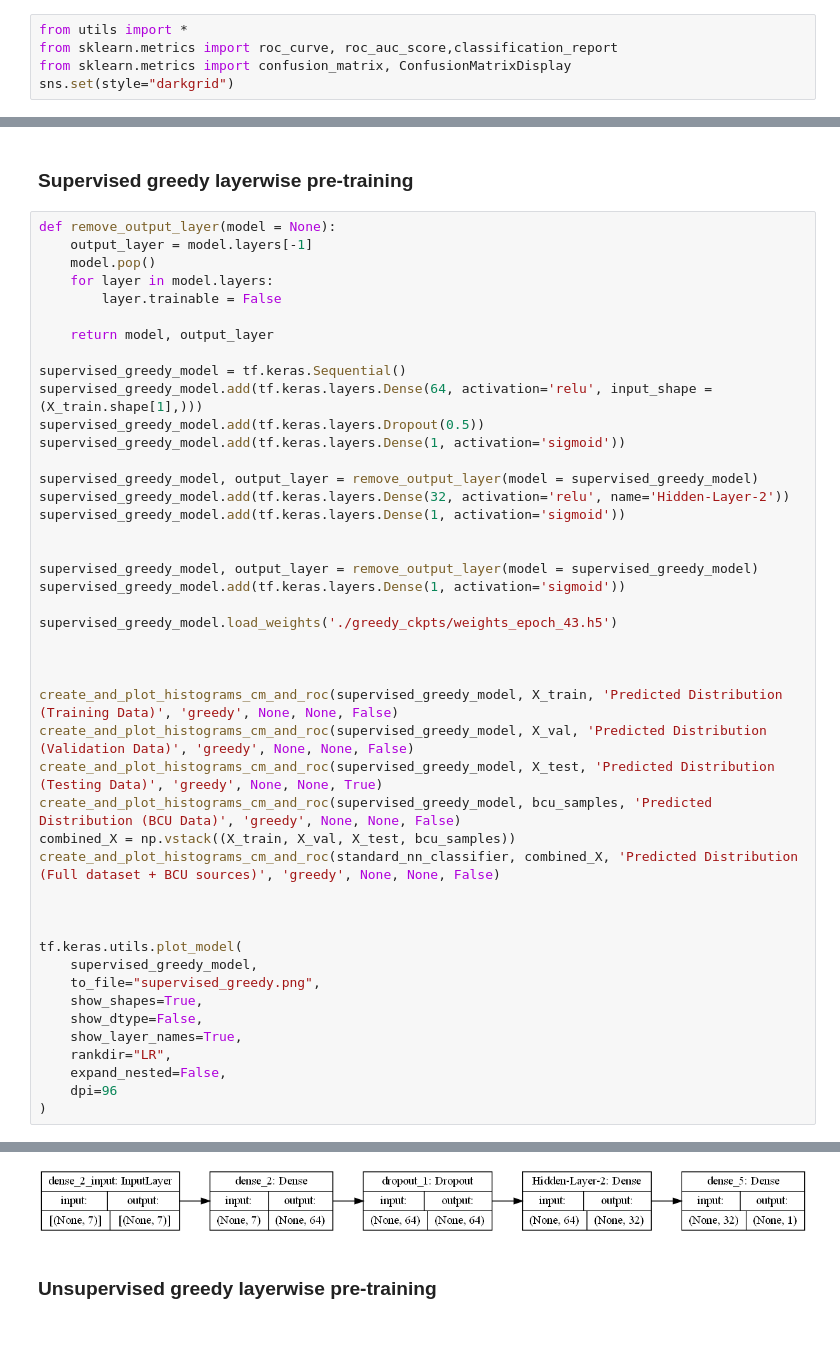
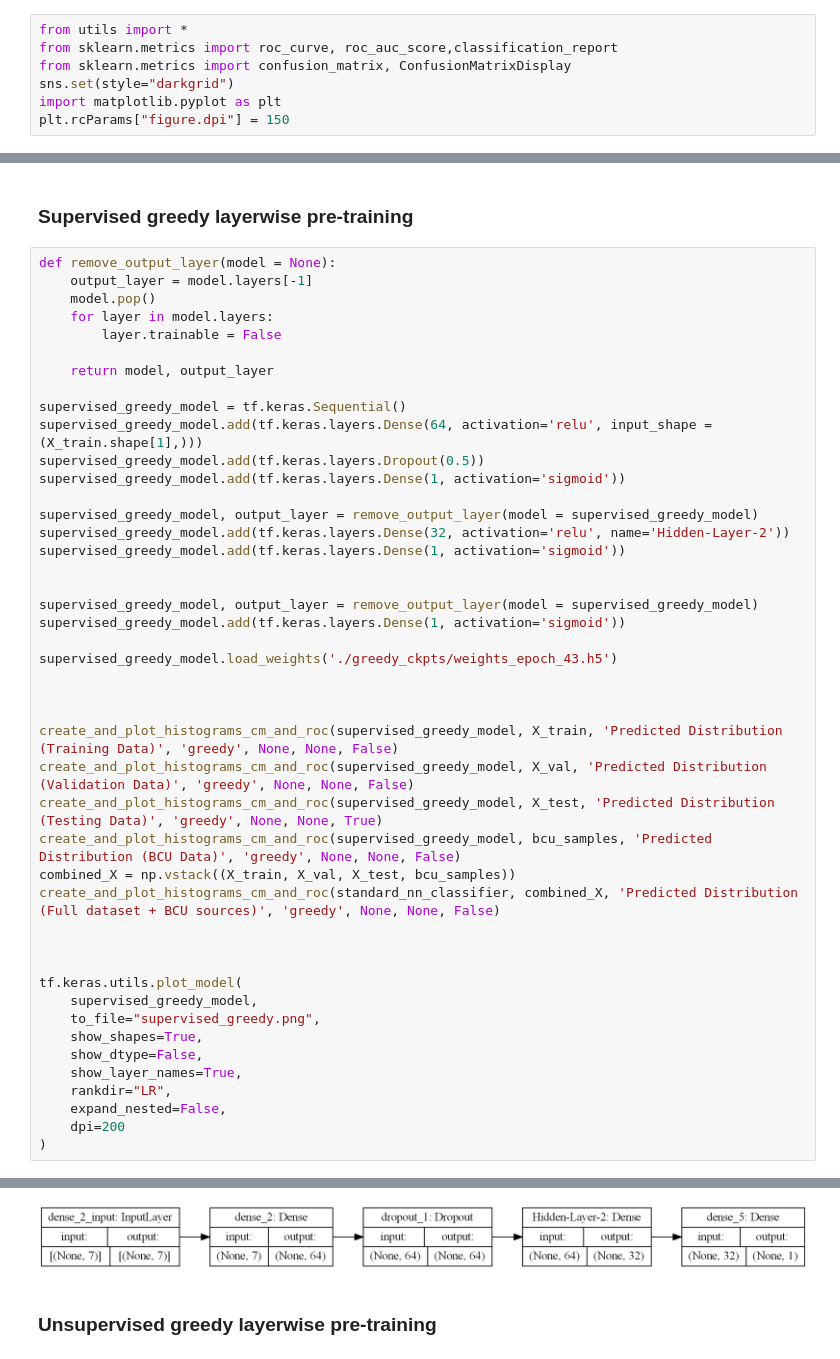
Before and after one commit to abhimanyu911/bcu-classification, a Jupyter notebook: plotting.ipynb, the cells around one changed output, grey strips where cells are left out. Cells and saved outputs as stored; diff of their text form.

```diff
--- a/plotting.ipynb
+++ b/plotting.ipynb
@@ -3,6 +3,8 @@ from utils import *
 from sklearn.metrics import roc_curve, roc_auc_score,classification_report
 from sklearn.metrics import confusion_matrix, ConfusionMatrixDisplay
 sns.set(style="darkgrid")
+import matplotlib.pyplot as plt
+plt.rcParams["figure.dpi"] = 150
 # %%
 set_seed(0)
 # %% [output]
@@ -190,6 +192,6 @@ tf.keras.utils.plot_model(
     show_layer_names=True,
     rankdir="LR",
     expand_nested=False,
-    dpi=96
+    dpi=200
 )
 # %% [output]
@@ -200,15 +202,15 @@ tf.keras.utils.plot_model(
 [figure]
               precision    recall  f1-score   support
 
            0      0.963     0.915     0.939       142
            1      0.818     0.915     0.864        59
 
     accuracy                          0.915       201
    macro avg      0.891     0.915     0.901       201
 weighted avg      0.920     0.915     0.917       201
 [figure]
 [figure]
-[figure, old version]
+[figure, new version]
 # %% [markdown]
 ### Unsupervised greedy layerwise pre-training
 # %%
```
Also changed, not shown: parts of 8 cells of this notebook, 4 other files.
